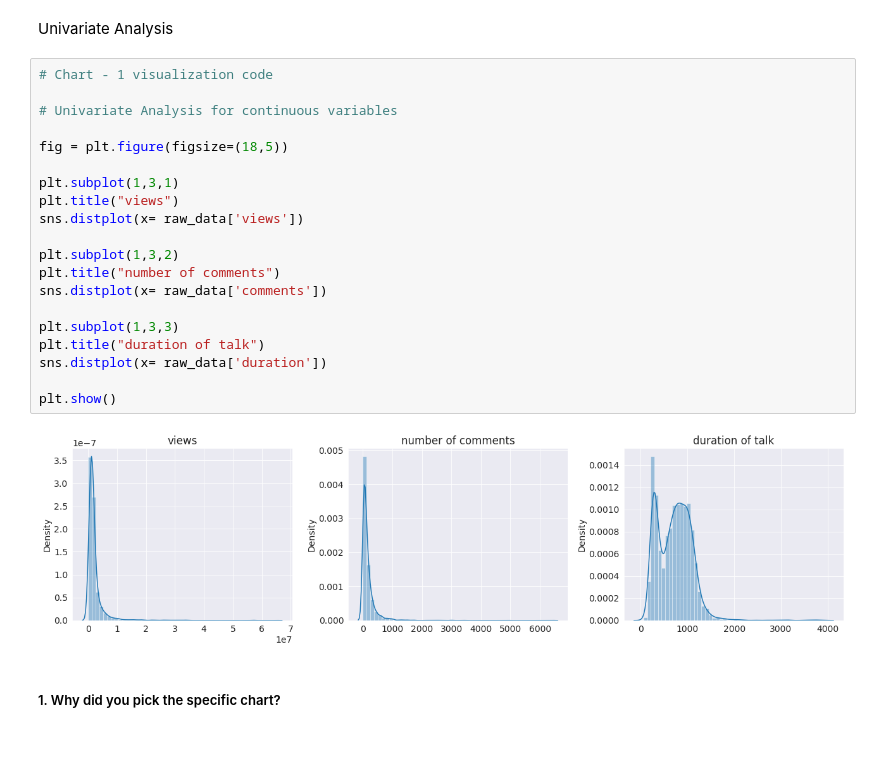
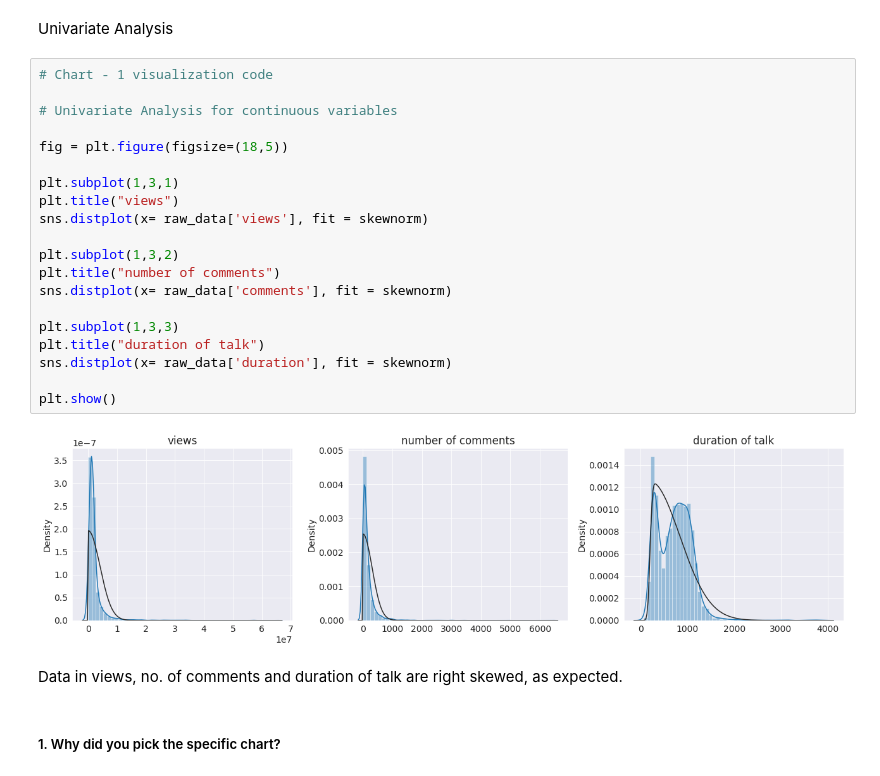
Before and after one commit to rajathAgalkote/TedTalksViewsPrediction_MLRegression, a Jupyter notebook: TED_Talks_Prediction_Regression_ML.ipynb, the cells around one changed output. Cells and saved outputs as stored; diff of their text form; blank space fills up the shorter version.

```diff
--- a/TED_Talks_Prediction_Regression_ML.ipynb
+++ b/TED_Talks_Prediction_Regression_ML.ipynb
@@ -407,25 +409,27 @@ Univariate Analysis
 # %%
 # Chart - 1 visualization code
 
 # Univariate Analysis for continuous variables
 
 fig = plt.figure(figsize=(18,5))
 
 plt.subplot(1,3,1)
 plt.title("views")
-sns.distplot(x= raw_data['views'])
+sns.distplot(x= raw_data['views'], fit = skewnorm)
 
 plt.subplot(1,3,2)
 plt.title("number of comments")
-sns.distplot(x= raw_data['comments'])
+sns.distplot(x= raw_data['comments'], fit = skewnorm)
 
 plt.subplot(1,3,3)
 plt.title("duration of talk")
-sns.distplot(x= raw_data['duration'])
+sns.distplot(x= raw_data['duration'], fit = skewnorm)
 
 plt.show()
 # %% [output]
-[figure, old version]
+[figure, new version]
+# %% [markdown]
+Data in views, no. of comments and duration of talk are right skewed, as expected.
 # %% [markdown]
 ##### 1. Why did you pick the specific chart?
 # %% [markdown]
```
Also changed, not shown: parts of 100 cells of this notebook.
